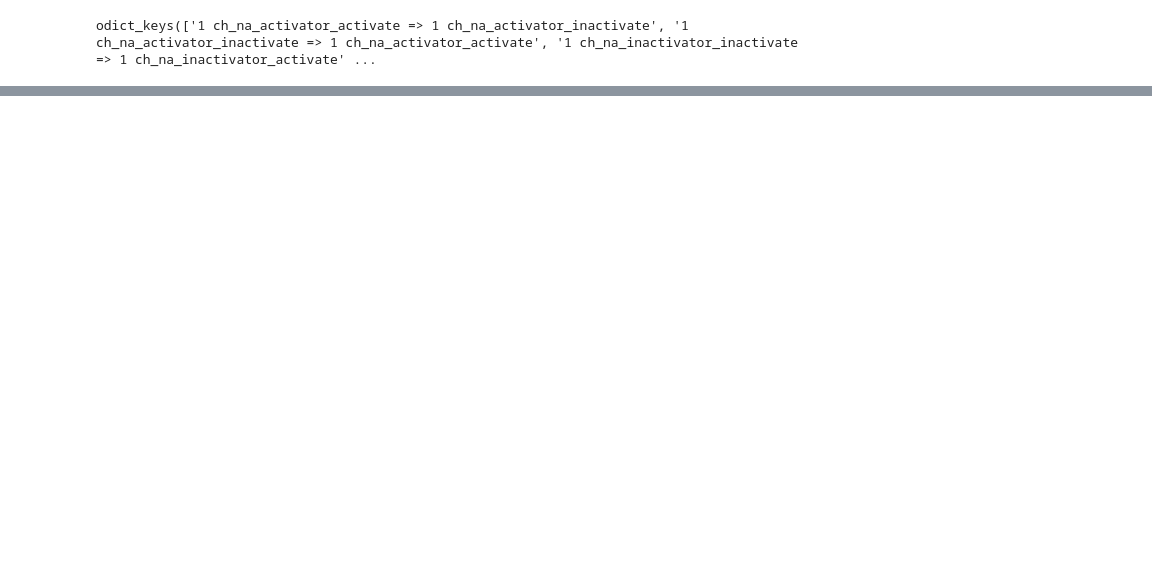
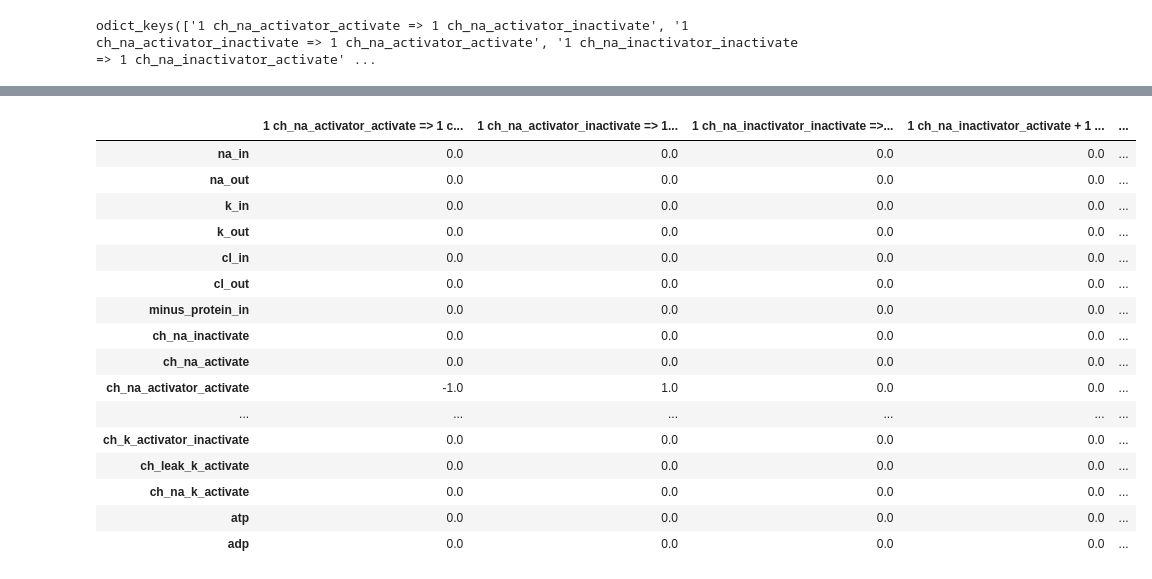
Before and after one commit to arizona95/Brain, a Jupyter notebook: theory/test_theory.ipynb, the cells around one changed output, grey strips where cells are left out. Saved outputs shown, nothing was run; the diff lists cells and outputs as text; code cells hidden in the pictures; blank space fills up the shorter version.

```diff
--- a/theory/test_theory.ipynb
+++ b/theory/test_theory.ipynb
@@ -39,0 +61,20 @@ simulator.x
+# %%
+simulator.k1
+# %% [output]
+|  | 1 ch_na_activator_activate => 1 c... | 1 ch_na_activator_inactivate => 1... | 1 ch_na_inactivator_inactivate =>... | 1 ch_na_inactivator_activate + 1 ... | ... |
+| na_in | 0.0 | 0.0 | 0.0 | 0.0 | ... |
+| na_out | 0.0 | 0.0 | 0.0 | 0.0 | ... |
+| k_in | 0.0 | 0.0 | 0.0 | 0.0 | ... |
+| k_out | 0.0 | 0.0 | 0.0 | 0.0 | ... |
+| cl_in | 0.0 | 0.0 | 0.0 | 0.0 | ... |
+| cl_out | 0.0 | 0.0 | 0.0 | 0.0 | ... |
+| minus_protein_in | 0.0 | 0.0 | 0.0 | 0.0 | ... |
+| ch_na_inactivate | 0.0 | 0.0 | 0.0 | 0.0 | ... |
+| ch_na_activate | 0.0 | 0.0 | 0.0 | 0.0 | ... |
+| ch_na_activator_activate | -1.0 | 1.0 | 0.0 | 0.0 | ... |
+| ... | ... | ... | ... | ... | ... |
+| ch_k_activator_inactivate | 0.0 | 0.0 | 0.0 | 0.0 | ... |
+| ch_leak_k_activate | 0.0 | 0.0 | 0.0 | 0.0 | ... |
+| ch_na_k_activate | 0.0 | 0.0 | 0.0 | 0.0 | ... |
+| atp | 0.0 | 0.0 | 0.0 | 0.0 | ... |
+| adp | 0.0 | 0.0 | 0.0 | 0.0 | ... |
```
Also changed, not shown: parts of 11 cells of this notebook, 6 other files.
